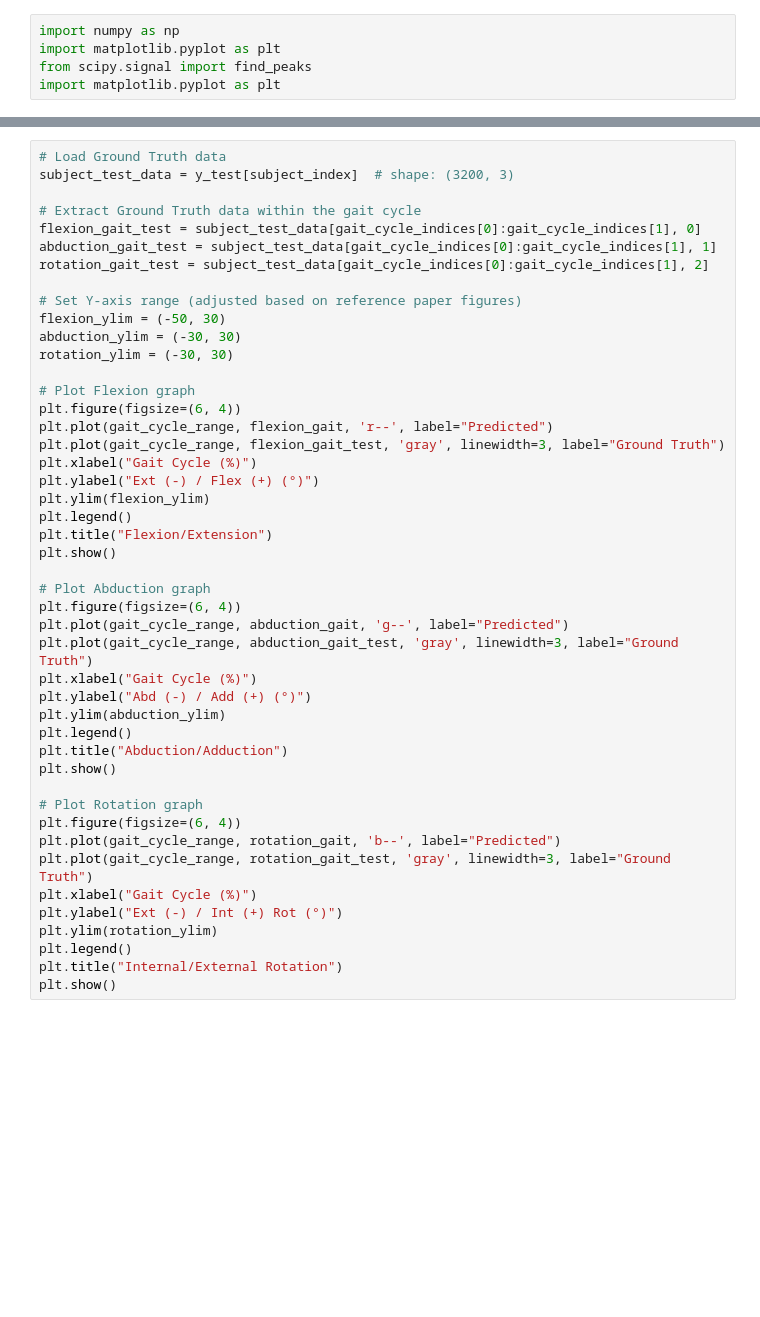
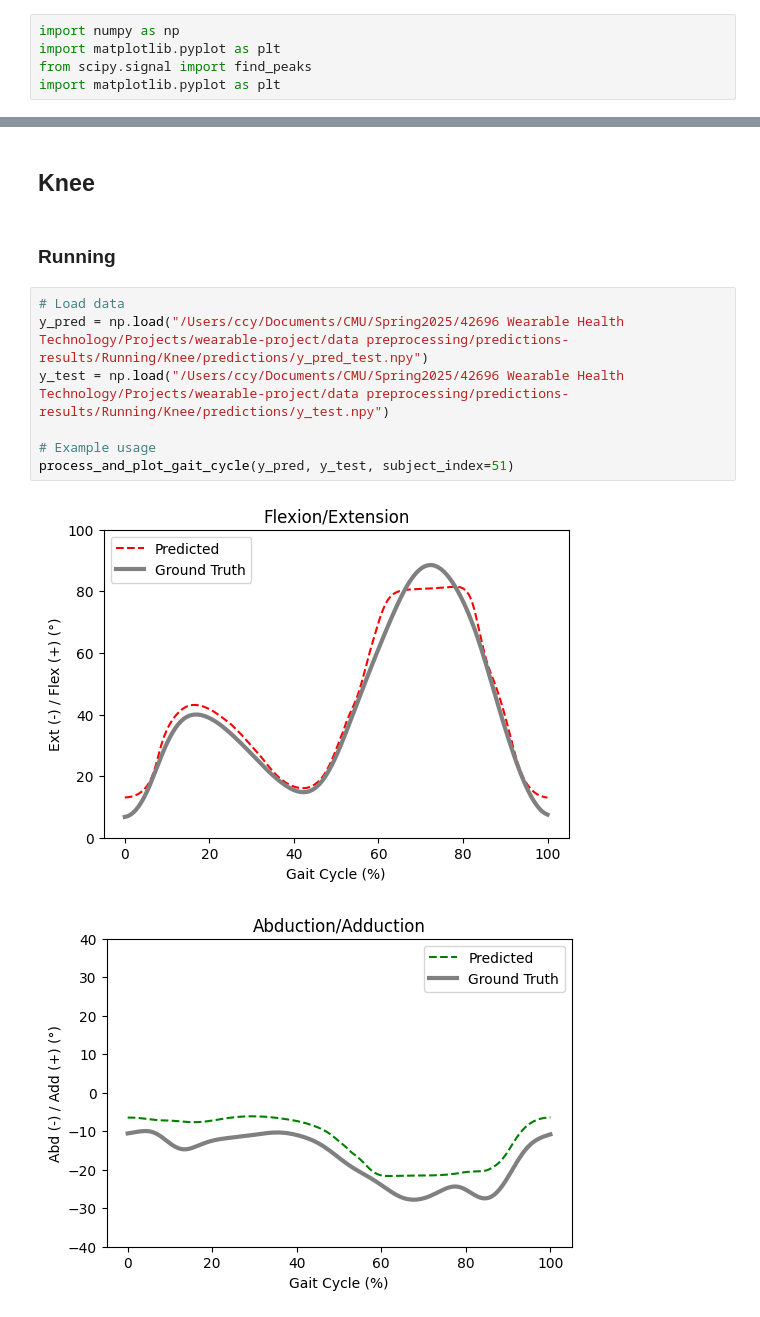
Before and after one commit to owenk-git/wearable-project, a Jupyter notebook: data preprocessing/gait_cycle.ipynb, the cells around one changed output, grey strips where cells are left out. Drawn from its saved outputs; the diff is of its cells as text; blank space fills up the shorter version.

Commit message:
update gait cycle plot function

```diff
--- a/data preprocessing/gait_cycle.ipynb
+++ b/data preprocessing/gait_cycle.ipynb
@@ -53,46 +81,14 @@ plt.show()
-# %%
-# Load Ground Truth data
-subject_test_data = y_test[subject_index]  # shape: (3200, 3)
-
-# Extract Ground Truth data within the gait cycle
-flexion_gait_test = subject_test_data[gait_cycle_indices[0]:gait_cycle_indices[1], 0]
-abduction_gait_test = subject_test_data[gait_cycle_indices[0]:gait_cycle_indices[1], 1]
-rotation_gait_test = subject_test_data[gait_cycle_indices[0]:gait_cycle_indices[1], 2]
-
-# Set Y-axis range (adjusted based on reference paper figures)
-flexion_ylim = (-50, 30)
-abduction_ylim = (-30, 30)
-rotation_ylim = (-30, 30)
-
-# Plot Flexion graph
-plt.figure(figsize=(6, 4))
-plt.plot(gait_cycle_range, flexion_gait, 'r--', label="Predicted")
-plt.plot(gait_cycle_range, flexion_gait_test, 'gray', linewidth=3, label="Ground Truth")
-plt.xlabel("Gait Cycle (%)")
-plt.ylabel("Ext (-) / Flex (+) (°)")
-plt.ylim(flexion_ylim)
-plt.legend()
-plt.title("Flexion/Extension")
-plt.show()
-
-# Plot Abduction graph
-plt.figure(figsize=(6, 4))
-plt.plot(gait_cycle_range, abduction_gait, 'g--', label="Predicted")
-plt.plot(gait_cycle_range, abduction_gait_test, 'gray', linewidth=3, label="Ground Truth")
-plt.xlabel("Gait Cycle (%)")
-plt.ylabel("Abd (-) / Add (+) (°)")
-plt.ylim(abduction_ylim)
-plt.legend()
-plt.title("Abduction/Adduction")
-plt.show()
-
-# Plot Rotation graph
-plt.figure(figsize=(6, 4))
-plt.plot(gait_cycle_range, rotation_gait, 'b--', label="Predicted")
-plt.plot(gait_cycle_range, rotation_gait_test, 'gray', linewidth=3, label="Ground Truth")
-plt.xlabel("Gait Cycle (%)")
-plt.ylabel("Ext (-) / Int (+) Rot (°)")
-plt.ylim(rotation_ylim)
-plt.legend()
-plt.title("Internal/External Rotation")
-plt.show()
+# %% [markdown]
+## Knee
+# %% [markdown]
+### Running
+# %%
+# Load data
+y_pred = np.load("/Users/ccy/Documents/CMU/Spring2025/42696 Wearable Health Technology/Projects/wearable-project/data preprocessing/predictions-results/Running/Knee/predictions/y_pred_test.npy")
+y_test = np.load("/Users/ccy/Documents/CMU/Spring2025/42696 Wearable Health Technology/Projects/wearable-project/data preprocessing/predictions-results/Running/Knee/predictions/y_test.npy")
+
+# Example usage
+process_and_plot_gait_cycle(y_pred, y_test, subject_index=51)
+# %% [output]
+[figure, added]
+[figure, added]
```
Also changed, not shown: parts of 17 cells of this notebook, 1 other file.
